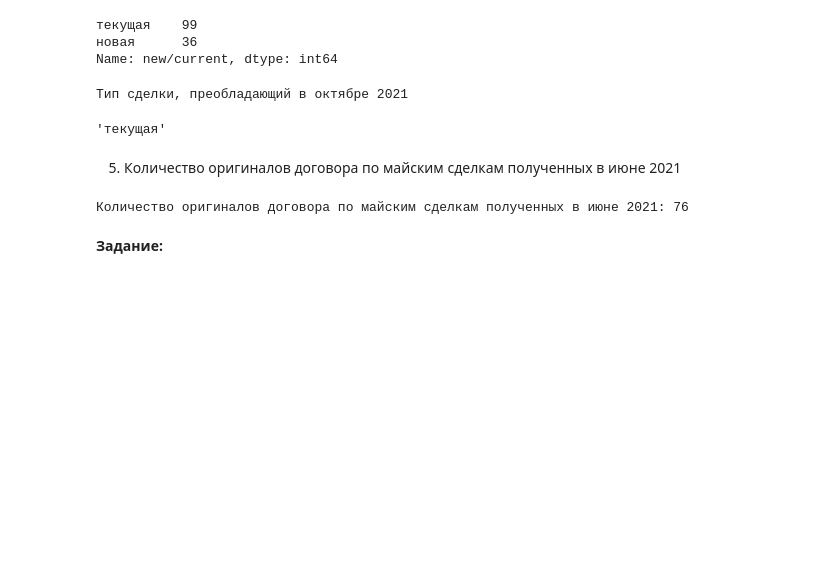
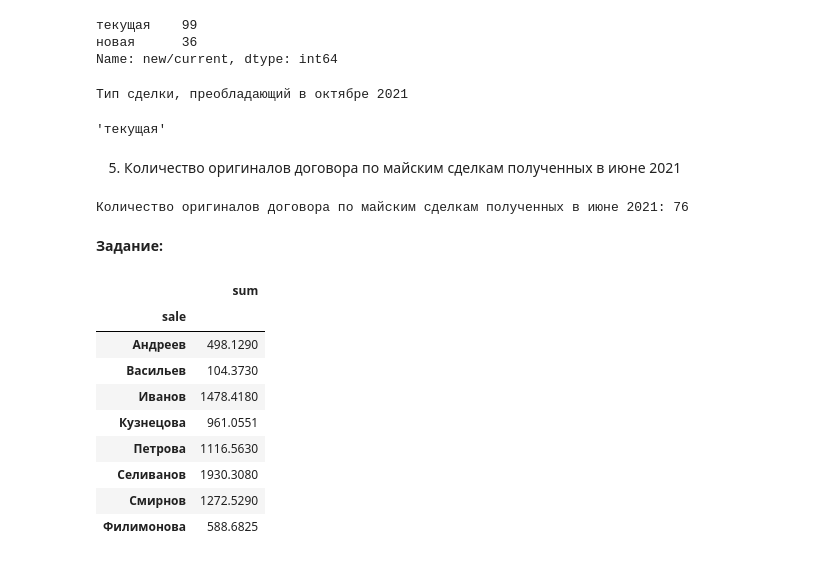
Before and after one commit to riri-pythonissam/test_task_Topface_Media, a Jupyter notebook: test_task.ipynb, the cells around one changed output. Saved outputs shown, nothing was run; the diff lists cells and outputs as text; code cells hidden in the pictures; blank space fills up the shorter version.

```diff
--- a/test_task.ipynb
+++ b/test_task.ipynb
@@ -113,3 +114,35 @@ print(f'Количество оригиналов договора по майс
 Количество оригиналов договора по майским сделкам полученных в июне 2021: 76
 # %% [markdown]
 **Задание:**
+# %%
+# Остаток перенесенных бонусов, при условии статуса сделки - новая (месяц - май)
+mask_may = ((may.iloc[2:]['receiving_date'] > datetime.strptime('2021/07/01', '%Y/%m/%d')) & (may.iloc[2:]['receiving_date'] < datetime.strptime('2021/07/31', '%Y/%m/%d')) & (may.iloc[2:]['status'] != 'ПРОСРОЧЕНО'))
+may_filtered = may.iloc[2:].loc[mask_may]
+may_filtered.loc[may_filtered['new/current'] == 'текущая', 'sum'] = 0
+new_may = may_filtered.groupby('sale')[['sum']].sum()*0.07
+
+# Остаток перенесенных бонусов, при условии статуса сделки - текущая  (месяц - май)
+# Начисляемый процент бонусов для суммы меньше 10к
+mask = ((may.iloc[2:]['receiving_date'] > datetime.strptime('2021/07/01', '%Y/%m/%d')) & (may.iloc[2:]['receiving_date'] < datetime.strptime('2021/07/31', '%Y/%m/%d')) & (may.iloc[2:]['status'] != 'ПРОСРОЧЕНО') & (may.iloc[2:]['new/current'] == 'текущая'))
+less = may.iloc[2:].loc[mask]
+less.loc[less['sum'] > 10000, 'sum'] = 0
+old_less_10k_may = less.groupby('sale')[['sum']].sum()*0.03
+
+# Начисляемый процент бонусов для суммы больше 10к
+more = may.iloc[2:].loc[mask]
+more.loc[more['sum'] < 10000, 'sum'] = 0
+old_more_10k_may = more.groupby('sale')[['sum']].sum()*0.05
+
+# Полученный остаток бонусов в мае
+old_more_10k_may + old_less_10k_may + new_may
+# %% [output]
+|  | sum |
+| sale |  |
+| Андреев | 498.1290 |
+| Васильев | 104.3730 |
+| Иванов | 1478.4180 |
+| Кузнецова | 961.0551 |
+| Петрова | 1116.5630 |
+| Селиванов | 1930.3080 |
+| Смирнов | 1272.5290 |
+| Филимонова | 588.6825 |
```
Also changed, not shown: parts of 4 cells of this notebook.
